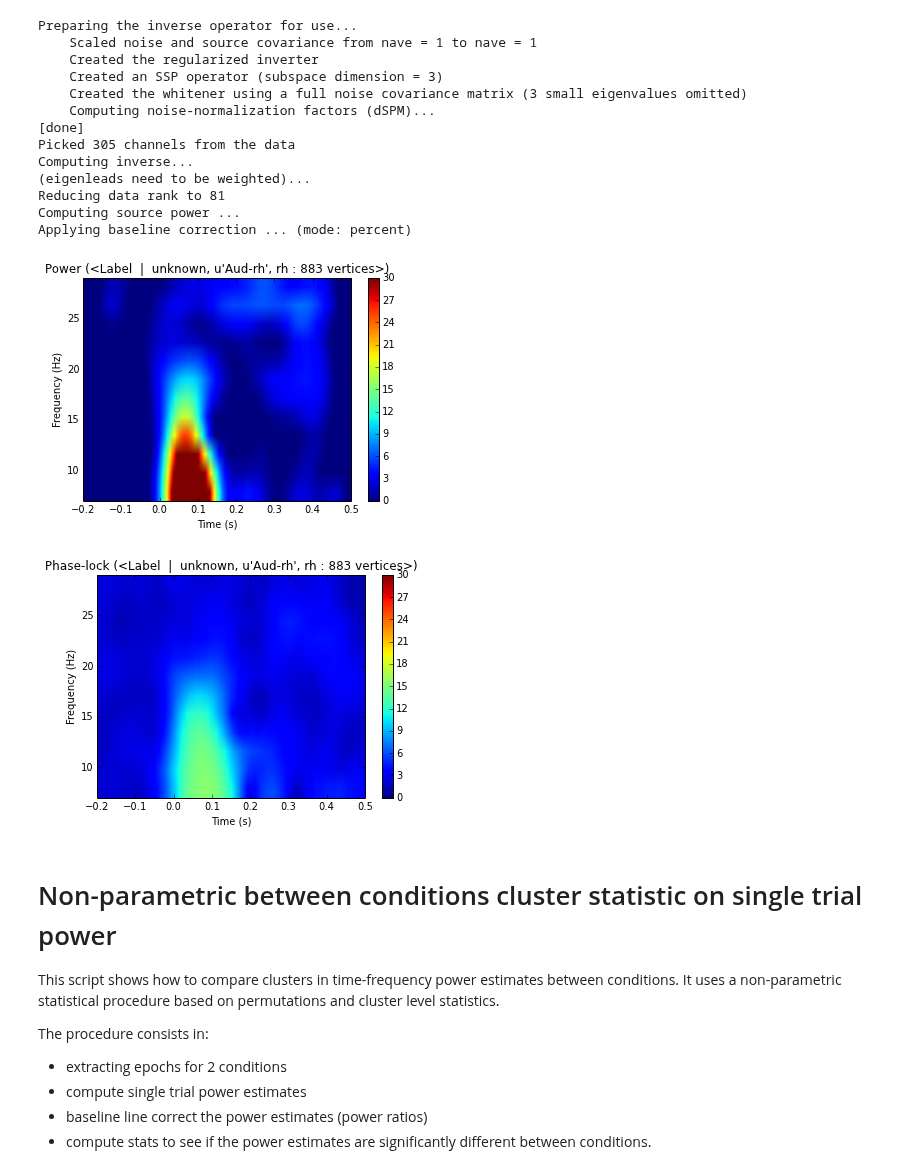
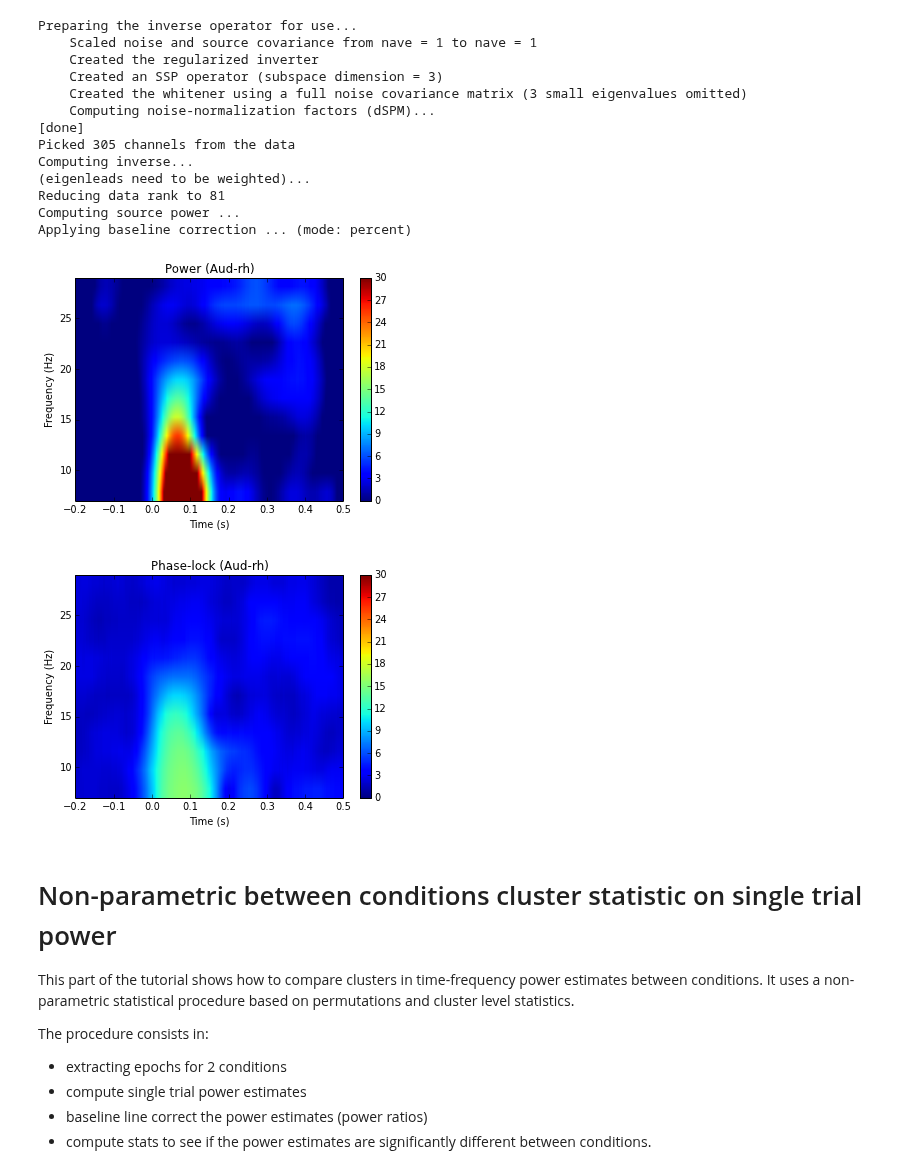
Before and after one commit to mne-tools/mne-python-notebooks, a Jupyter notebook: 5-MNE_time_frequency_label_and_stats.ipynb, the cells around one changed output. Drawn from its saved outputs; the diff is of its cells as text; code cells hidden in the pictures.

```diff
--- a/5-MNE_time_frequency_label_and_stats.ipynb
+++ b/5-MNE_time_frequency_label_and_stats.ipynb
@@ -110,26 +109,19 @@ when they are computed with and without subtracting the evoked response
 from each epoch. The former results in induced activity only while the
 latter also includes evoked (stimulus-locked) activity.
 # %%
-from mne.minimum_norm import read_inverse_operator, source_induced_power
-
 ###############################################################################
 # Set parameters
+from mne.minimum_norm import read_inverse_operator
 
-data_path = sample.data_path()
-raw_fname = data_path + '/MEG/sample/sample_audvis_raw.fif'
 fname_inv = data_path + '/MEG/sample/sample_audvis-meg-oct-6-meg-inv.fif'
 label_name = 'Aud-rh'
 fname_label = data_path + '/MEG/sample/labels/%s.label' % label_name
 
-# Setup for reading the raw data
-events = mne.find_events(raw, stim_channel='STI 014')
 inverse_operator = read_inverse_operator(fname_inv)
-
-include = []
 
 # Picks MEG channels
 picks = fiff.pick_types(raw.info, meg=True, eeg=False, eog=True,
-                        stim=False, include=include, exclude='bads')
+                        stim=False, include=[], exclude='bads')
 reject = dict(grad=4000e-13, mag=4e-12, eog=150e-6)
 
 # Load epochs
@@ -191,25 +184,25 @@ Applying baseline correction ... (mode: percent)
 # %%
 ##########################################################################
 # View time-frequency plots
 
 for data, kind in [(power, 'Power'), (phase_lock, 'Phase-lock')]:
 
     plt.figure()
     plt.imshow(20 * data,
                extent=[times[0], times[-1], frequencies[0], frequencies[-1]],
                aspect='auto', origin='lower', vmin=0., vmax=30.)
     plt.xlabel('Time (s)')
     plt.ylabel('Frequency (Hz)')
-    plt.title('%s (%s)' % (kind, label))
+    plt.title('%s (%s)' % (kind, label.name))
     plt.colorbar()
 # %% [output]
-[figure, old version]
+[figure, new version]
-[figure, old version]
+[figure, new version]
 # %% [markdown]
 Non-parametric between conditions cluster statistic on single trial power
 =========================================================================
 
-This script shows how to compare clusters in time-frequency
+This part of the tutorial shows how to compare clusters in time-frequency
 power estimates between conditions. It uses a non-parametric
 statistical procedure based on permutations and cluster
 level statistics.
```
Also changed, not shown: parts of 8 cells of this notebook.
